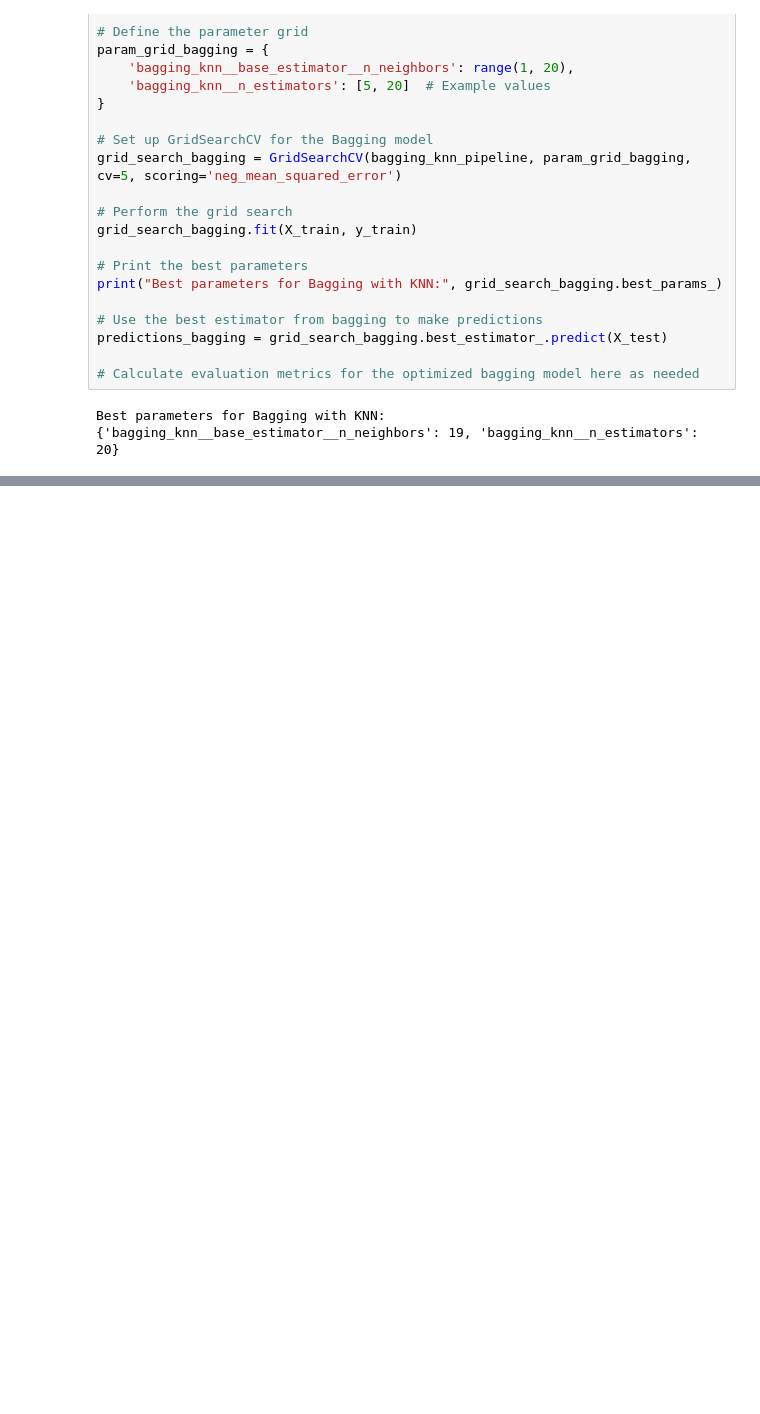
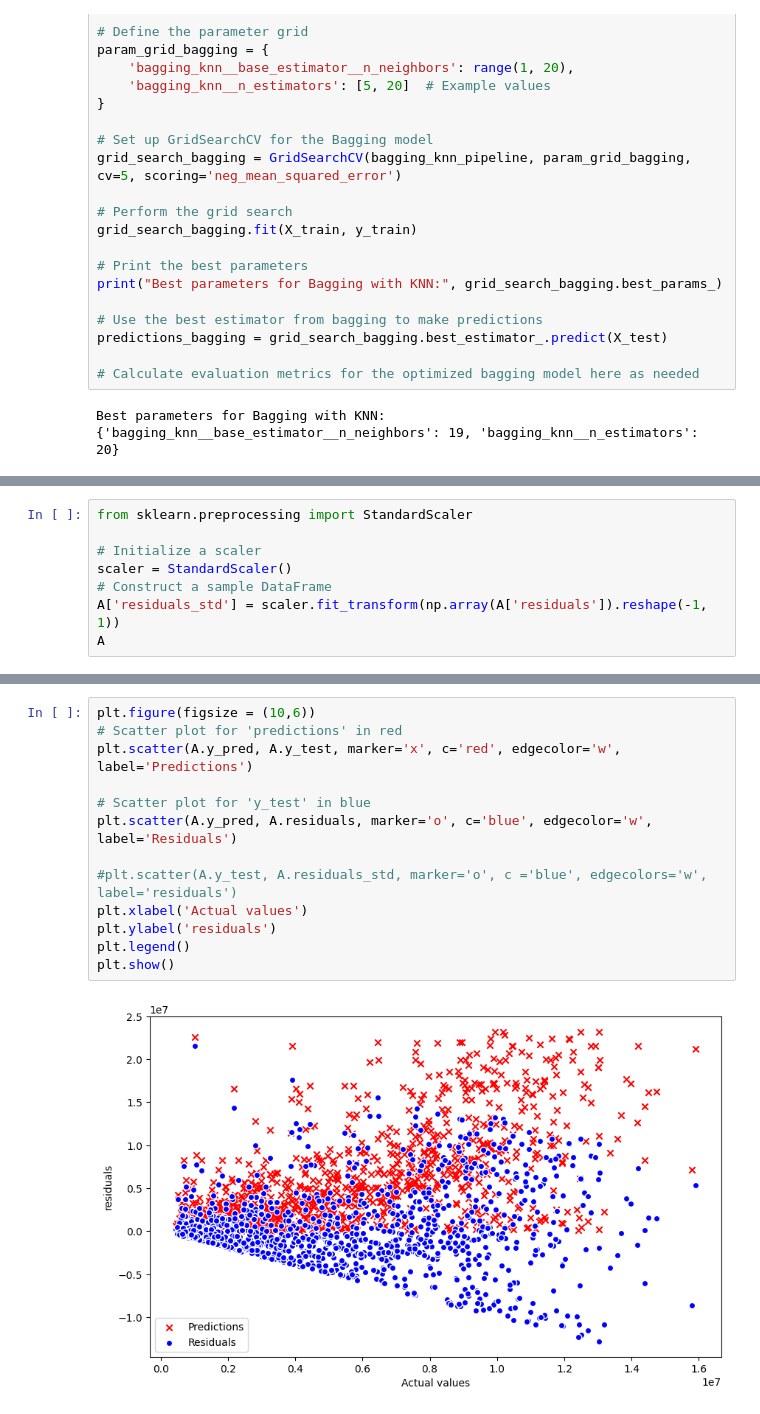
Before and after one commit to RobinSchebitz/ds_tanzania_tourism_prediction, a Jupyter notebook: ML_project_2.ipynb, the cells around one changed output, grey strips where cells are left out. Drawn from its saved outputs; the diff is of its cells as text; blank space fills up the shorter version.

```diff
--- a/ML_project_2.ipynb
+++ b/ML_project_2.ipynb
@@ -433,0 +567,8 @@ Test MPE: 116.34%
+# %%
+from sklearn.preprocessing import StandardScaler
+
+# Initialize a scaler
+scaler = StandardScaler()
+# Construct a sample DataFrame
+A['residuals_std'] = scaler.fit_transform(np.array(A['residuals']).reshape(-1, 1))
+A
@@ -433,0 +589,15 @@ Test MPE: 116.34%
+# %%
+plt.figure(figsize = (10,6))
+# Scatter plot for 'predictions' in red
+plt.scatter(A.y_pred, A.y_test, marker='x', c='red', edgecolor='w', label='Predictions')
+
+# Scatter plot for 'y_test' in blue
+plt.scatter(A.y_pred, A.residuals, marker='o', c='blue', edgecolor='w', label='Residuals')
+
+#plt.scatter(A.y_test, A.residuals_std, marker='o', c ='blue', edgecolors='w', label='residuals')
+plt.xlabel('Actual values')
+plt.ylabel('residuals')
+plt.legend()
+plt.show()
+# %% [output]
+[figure, added]
```
Also changed, not shown: parts of 35 cells of this notebook.
